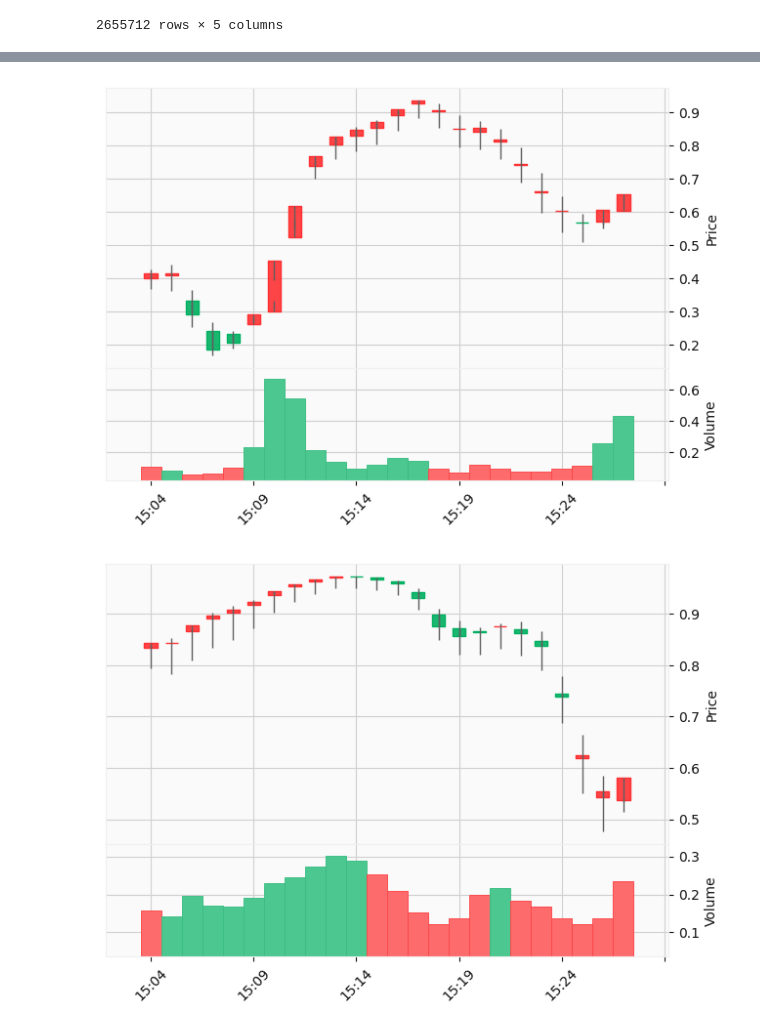
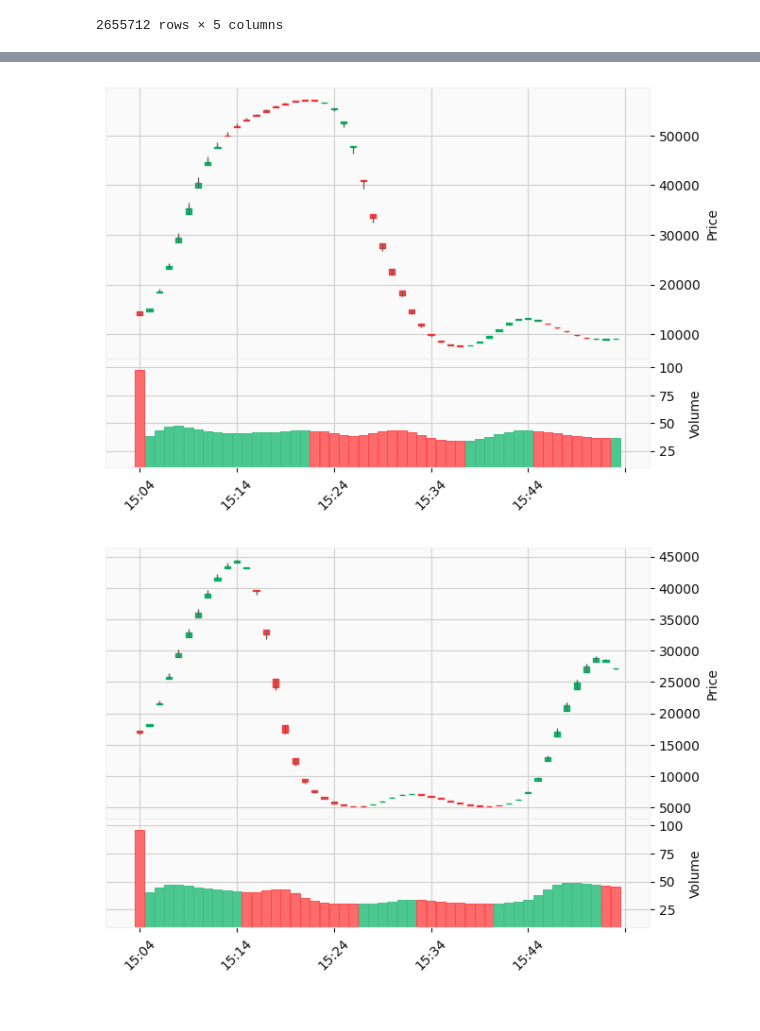
Before and after one commit to sharavsambuu/synthetic-equities, a Jupyter notebook: time_gan_exp.ipynb, the cells around one changed output, grey strips where cells are left out. Cells and saved outputs as stored; diff of their text form; code cells hidden in the pictures.

Commit message:
descaling results generated from TimeGAN

```diff
--- a/time_gan_exp.ipynb
+++ b/time_gan_exp.ipynb
@@ -73,0 +76,6 @@ temp_processed
+# %%
+train_samples_size = 100 #100000
+random_numbers     = random.sample(range(0, processed_size), train_samples_size)
+selected_indexes   = list(dict.fromkeys(random_numbers))
+
+len(selected_indexes)
@@ -73,0 +90,5 @@ temp_processed
+# %%
+downsampled_dataset = []
+
+for idx in tqdm(selected_indexes):
+    downsampled_dataset.append(temp_processed[idx])
@@ -74,8 +99,25 @@ temp_processed
+# %%
+#Specific to TimeGANs
+n_feature     = 5  # ohlcv
+hidden_dim    = 24
+gamma         = 1
+
+noise_dim     = 32
+dim           = 128
+batch_size    = 128
+
+log_step      = 100
+learning_rate = 5e-4
+
+gan_args = ModelParameters(batch_size = batch_size,
+                           lr         = learning_rate,
+                           noise_dim  = noise_dim,
+                           layers_dim = dim)
 # %%
 if path.exists('synthesizer_stock.pkl'):
     synth = TimeGAN.load('synthesizer_stock.pkl')
 else:
-    synth = TimeGAN(model_parameters=gan_args, hidden_dim=24, seq_len=seq_len, n_seq=n_seq, gamma=1)
-    synth.train(temp_processed, train_steps=500)
+    synth = TimeGAN(model_parameters=gan_args, hidden_dim=24, seq_len=seq_len, n_seq=n_feature, gamma=1)
+    synth.train(downsampled_dataset, train_steps=400)
     synth.save('synthesizer_stock.pkl')
 # %% [output]
@@ -160,6 +212,10 @@ mpf.plot(temp_df, type='candle', style='yahoo', volume=True)
 # %%
-random_idx = np.random.randint(len(synthetic_data))
-temp_df = pd.DataFrame(synthetic_data[random_idx], columns=['Open', 'High', 'Low', 'Close', 'Volume'])
+# Descaled chart
+random_idx    = np.random.randint(10)
+scaled_data   = synthetic_data[random_idx]
+descaled_data = data_scaler.inverse_transform(scaled_data)
+
+temp_df = pd.DataFrame(descaled_data[:50], columns=['Open', 'High', 'Low', 'Close', 'Volume'])
 
 start_dt = datetime.strptime("6/8/2022 15:04:00.000000", "%d/%m/%Y %H:%M:%S.%f")
 temp_df['datetime'] = [pd.to_datetime(start_dt+pd.DateOffset(minutes=offset)) for offset in range(0, len(temp_df))]
@@ -169,18 +225,22 @@ temp_df = temp_df.drop(['datetime'], axis=1)
 
 mpf.plot(temp_df, type='candle', style='yahoo', volume=True)
 # %% [output]
-[figure, old version]
+[figure, new version]
 # %%
-random_idx = np.random.randint(len(synthetic_data))
-temp_df = pd.DataFrame(synthetic_data[random_idx], columns=['Open', 'High', 'Low', 'Close', 'Volume'])
+# Descaled chart
+random_idx    = np.random.randint(10)
+scaled_data   = synthetic_data[random_idx]
+descaled_data = data_scaler.inverse_transform(scaled_data)
+
+temp_df = pd.DataFrame(descaled_data[:50], columns=['Open', 'High', 'Low', 'Close', 'Volume'])
 
 start_dt = datetime.strptime("6/8/2022 15:04:00.000000", "%d/%m/%Y %H:%M:%S.%f")
 temp_df['datetime'] = [pd.to_datetime(start_dt+pd.DateOffset(minutes=offset)) for offset in range(0, len(temp_df))]
 
 temp_df = temp_df.set_index(pd.DatetimeIndex(temp_df['datetime']))
 temp_df = temp_df.drop(['datetime'], axis=1)
 
 mpf.plot(temp_df, type='candle', style='yahoo', volume=True)
 # %% [output]
-[figure, old version]
+[figure, new version]
 # %%
```
Also changed, not shown: parts of 20 cells of this notebook, 1 other file.
